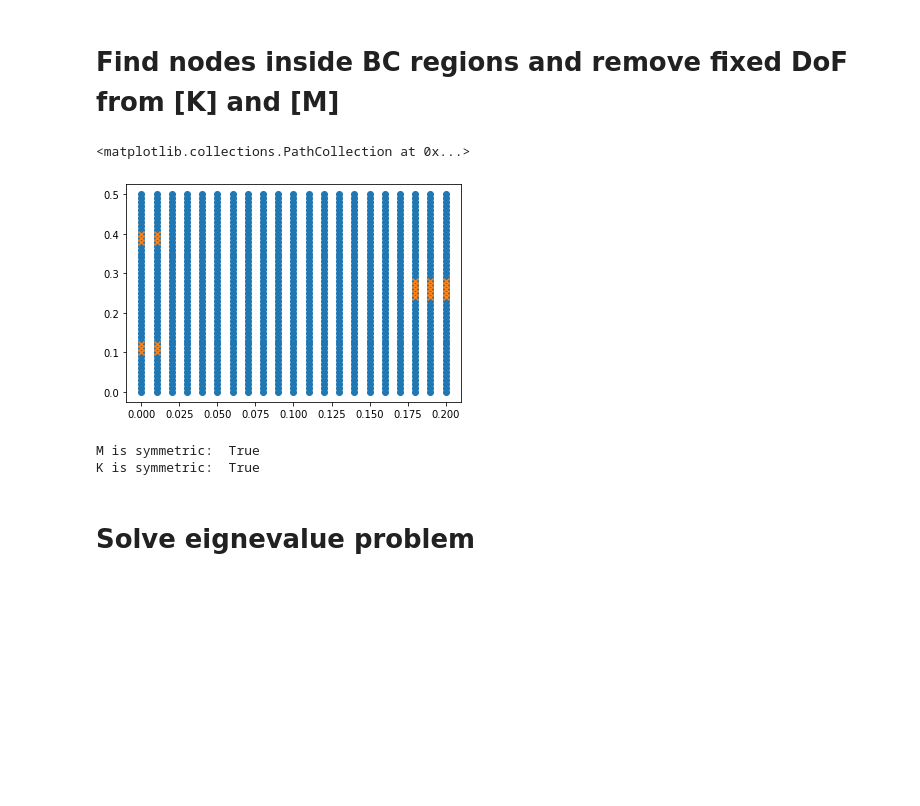
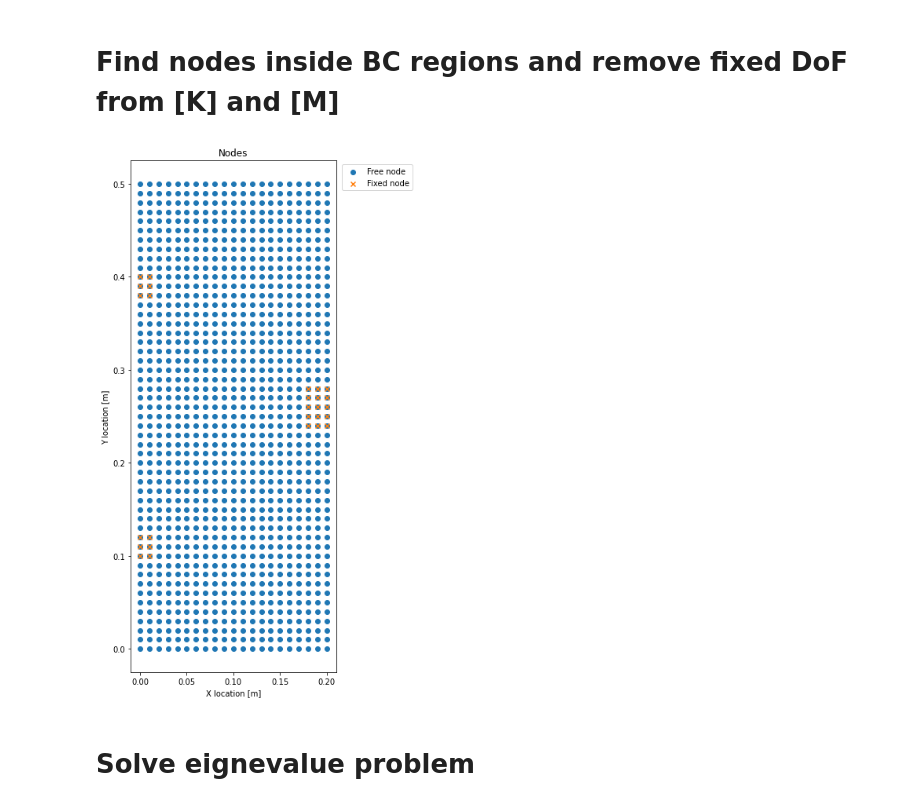
Before and after one commit to lucas-schroeder/Master_program_UFSC, a Jupyter notebook: VA/work2/FEM_Plate_lucas_schroeder.ipynb, the cells around one changed output. Cells and saved outputs as stored; diff of their text form; code cells hidden in the pictures; blank space fills up the shorter version.

```diff
--- a/VA/work2/FEM_Plate_lucas_schroeder.ipynb
+++ b/VA/work2/FEM_Plate_lucas_schroeder.ipynb
@@ -234,14 +255,13 @@ for j in range(1, len(fixed_dof)+1):
     K = np.delete(K, fixed_dof[j-1]-j, axis=1)
     K = np.delete(K, fixed_dof[j-1]-j, axis=0)
 # %%
-plt.scatter(x=node_coor['x'], y=node_coor['y'])
-plt.scatter(x=node_coor['x'][fixed_nodes], y=node_coor['y'][fixed_nodes], marker='x')
+plt.figure(figsize=(30/5,50/5))
+plt.scatter(x=node_coor['x'], y=node_coor['y'], label="Free node")
+plt.scatter(x=node_coor['x'][fixed_nodes], y=node_coor['y'][fixed_nodes], marker='x', label='Fixed node')
+plt.title("Nodes")
+plt.legend(loc='upper center', bbox_to_anchor=(1.2, 1))
+plt.xlabel("X location [m]")
+plt.ylabel("Y location [m]")
+plt.tight_layout()
 # %% [output]
-<matplotlib.collections.PathCollection at 0x...>
-[figure, old version]
+[figure, new version]
-# %%
-print('M is symmetric: ', np.allclose(M_backup, M_backup.T, rtol=1e-5, atol=1e-5))
-print('K is symmetric: ', np.allclose(K_backup, K_backup.T, rtol=1e-5, atol=1e-5))
-# %% [output]
-M is symmetric:  True
-K is symmetric:  True
```
Also changed, not shown: parts of 16 cells of this notebook, 2 other files.
